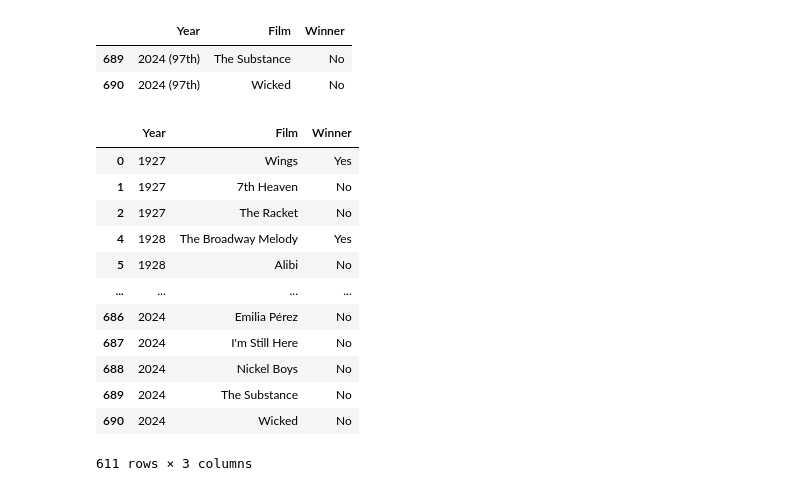
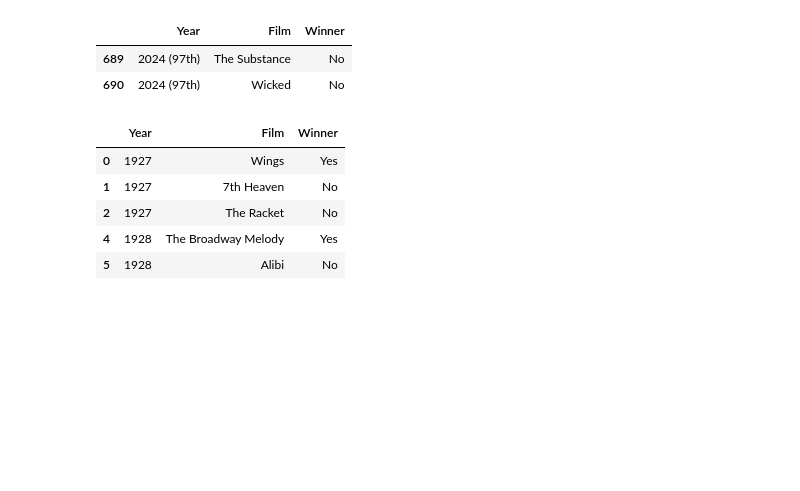
Before and after one commit to nss-data-science-cohort-9/webscraping-apis-movies-team-green-bean, a Jupyter notebook: notebooks/GA_Webscraping_Group_Project.ipynb, the cells around one changed output. Drawn from its saved outputs; the diff is of its cells as text; code cells hidden in the pictures; blank space fills up the shorter version.

```diff
--- a/notebooks/GA_Webscraping_Group_Project.ipynb
+++ b/notebooks/GA_Webscraping_Group_Project.ipynb
@@ -146,18 +146,13 @@ dropna_df.tail(2)
 dropna_df['Year'] = dropna_df['Year'].str.extract(r"(\d{4})")
 movies = dropna_df
+# %%
+movies.head()
+# %% [output]
+|  | Year | Film | Winner |
+| 0 | 1927 | Wings | Yes |
+| 1 | 1927 | 7th Heaven | No |
+| 2 | 1927 | The Racket | No |
+| 4 | 1928 | The Broadway Melody | Yes |
+| 5 | 1928 | Alibi | No |
 # %%
-movies
+movies.to_csv('movies.csv', index=False)
-# %% [output]
-|  | Year | Film | Winner |
-| 0 | 1927 | Wings | Yes |
-| 1 | 1927 | 7th Heaven | No |
-| 2 | 1927 | The Racket | No |
-| 4 | 1928 | The Broadway Melody | Yes |
-| 5 | 1928 | Alibi | No |
-| ... | ... | ... | ... |
-| 686 | 2024 | Emilia Pérez | No |
-| 687 | 2024 | I'm Still Here | No |
-| 688 | 2024 | Nickel Boys | No |
-| 689 | 2024 | The Substance | No |
-| 690 | 2024 | Wicked | No |
-611 rows × 3 columns
```
Also changed, not shown: parts of 3 cells of this notebook.
